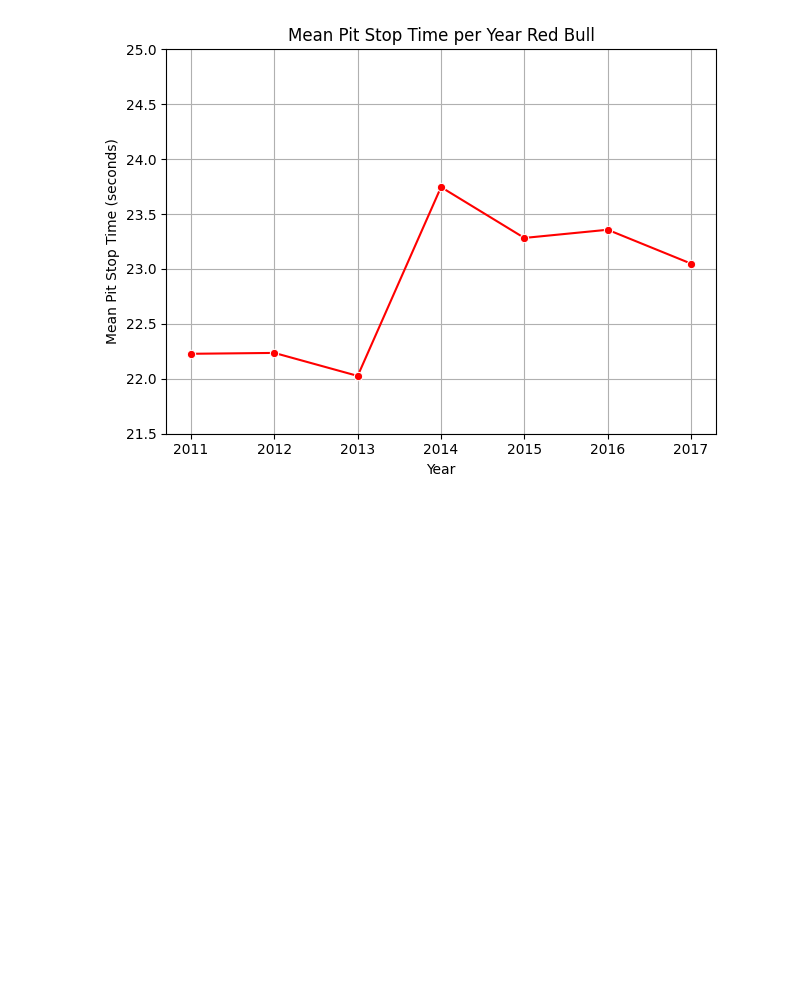
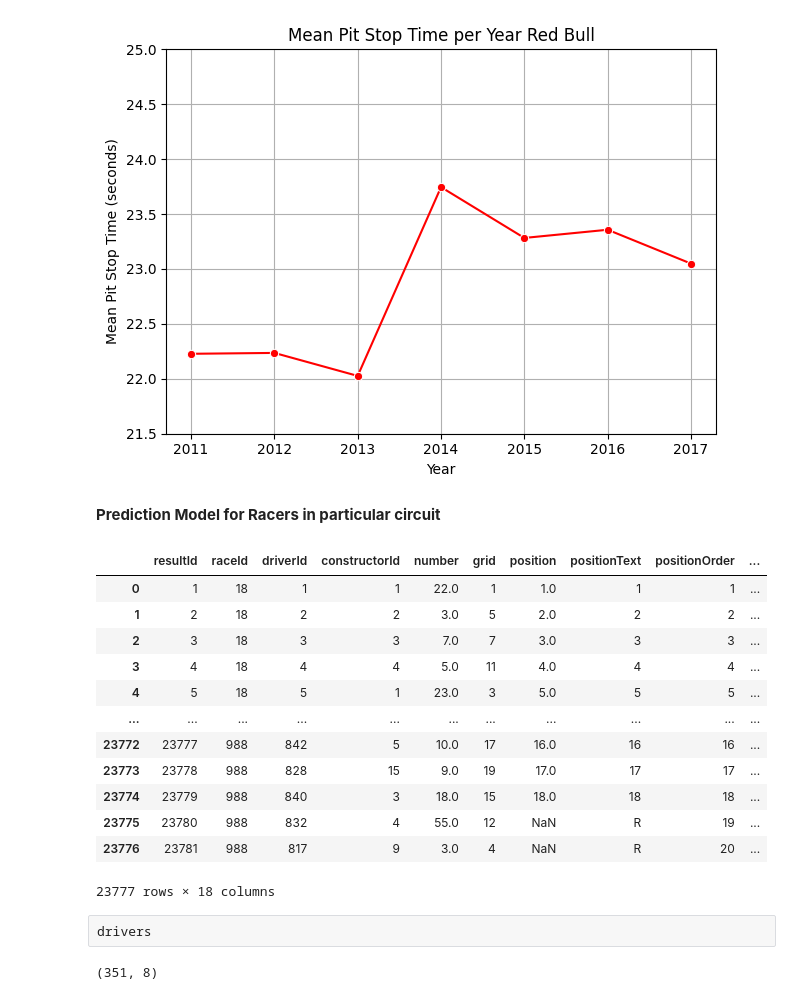
Before and after one commit to kshitiz-tech/F1_data_analysis, a Jupyter notebook: F1_data_analysis.ipynb, the cells around one changed output. Drawn from its saved outputs; the diff is of its cells as text; code cells hidden in the pictures; blank space fills up the shorter version.

Commit message:
Machine Learning Model Pipeline

```diff
--- a/F1_data_analysis.ipynb
+++ b/F1_data_analysis.ipynb
@@ -800,3 +805,28 @@ plotter(df_for_mclaren, "McLaren")
 plotter(df_for_redbull, "Red Bull")
 # %% [output]
 [figure]
+# %% [markdown]
+**Prediction Model for Racers in particular circuit**
+# %%
+results
+# %% [output]
+|  | resultId | raceId | driverId | constructorId | number | grid | position | positionText | positionOrder | ... |
+| 0 | 1 | 18 | 1 | 1 | 22.0 | 1 | 1.0 | 1 | 1 | ... |
+| 1 | 2 | 18 | 2 | 2 | 3.0 | 5 | 2.0 | 2 | 2 | ... |
+| 2 | 3 | 18 | 3 | 3 | 7.0 | 7 | 3.0 | 3 | 3 | ... |
+| 3 | 4 | 18 | 4 | 4 | 5.0 | 11 | 4.0 | 4 | 4 | ... |
+| 4 | 5 | 18 | 5 | 1 | 23.0 | 3 | 5.0 | 5 | 5 | ... |
+| ... | ... | ... | ... | ... | ... | ... | ... | ... | ... | ... |
+| 23772 | 23777 | 988 | 842 | 5 | 10.0 | 17 | 16.0 | 16 | 16 | ... |
+| 23773 | 23778 | 988 | 828 | 15 | 9.0 | 19 | 17.0 | 17 | 17 | ... |
+| 23774 | 23779 | 988 | 840 | 3 | 18.0 | 15 | 18.0 | 18 | 18 | ... |
+| 23775 | 23780 | 988 | 832 | 4 | 55.0 | 12 | NaN | R | 19 | ... |
+| 23776 | 23781 | 988 | 817 | 9 | 3.0 | 4 | NaN | R | 20 | ... |
+23777 rows × 18 columns
+# %% [raw]
+drivers
+# %%
+races = races[races.year>=2000]
+races.shape
+# %% [output]
+(351, 8)
```
Also changed, not shown: parts of 30 cells of this notebook, 34 other files.
